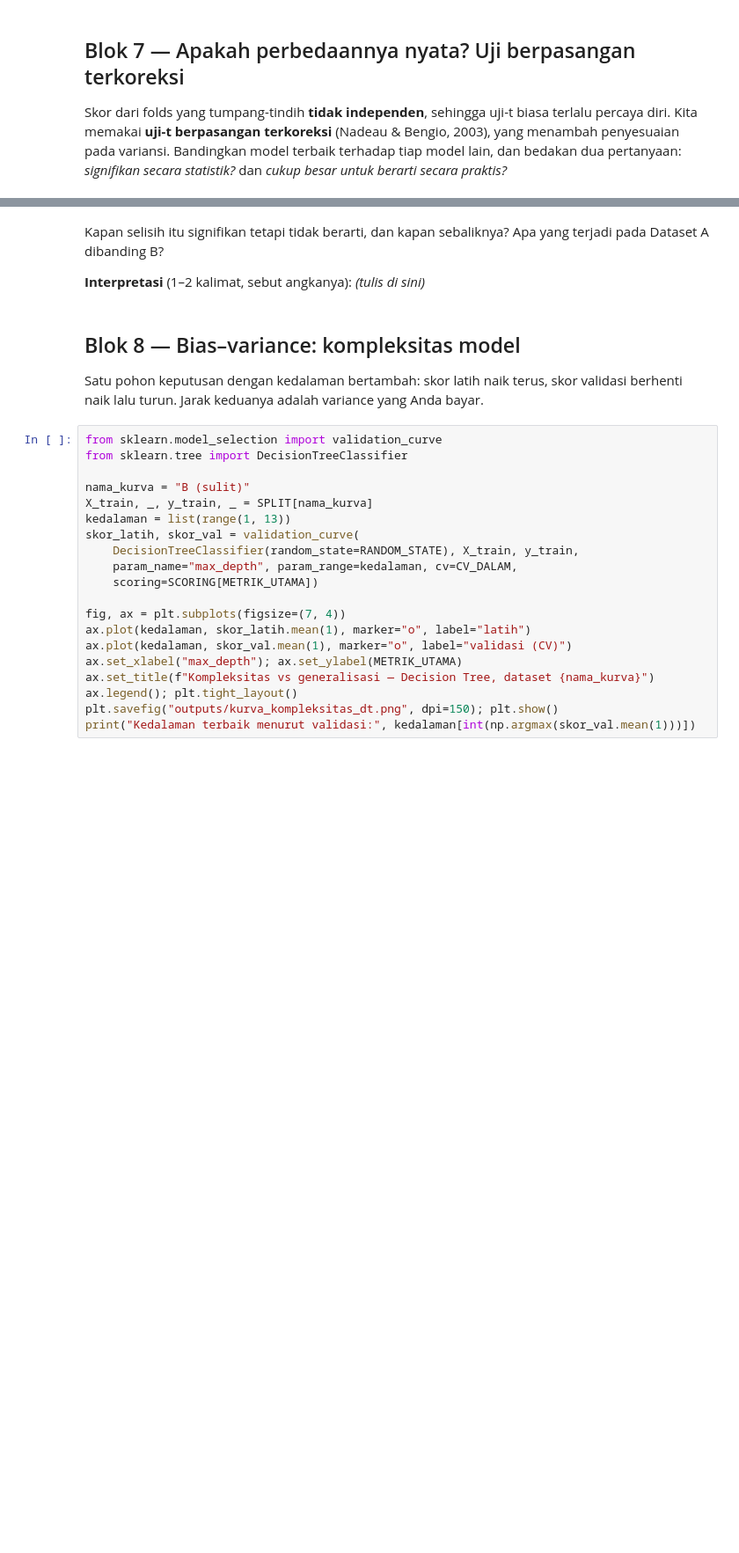
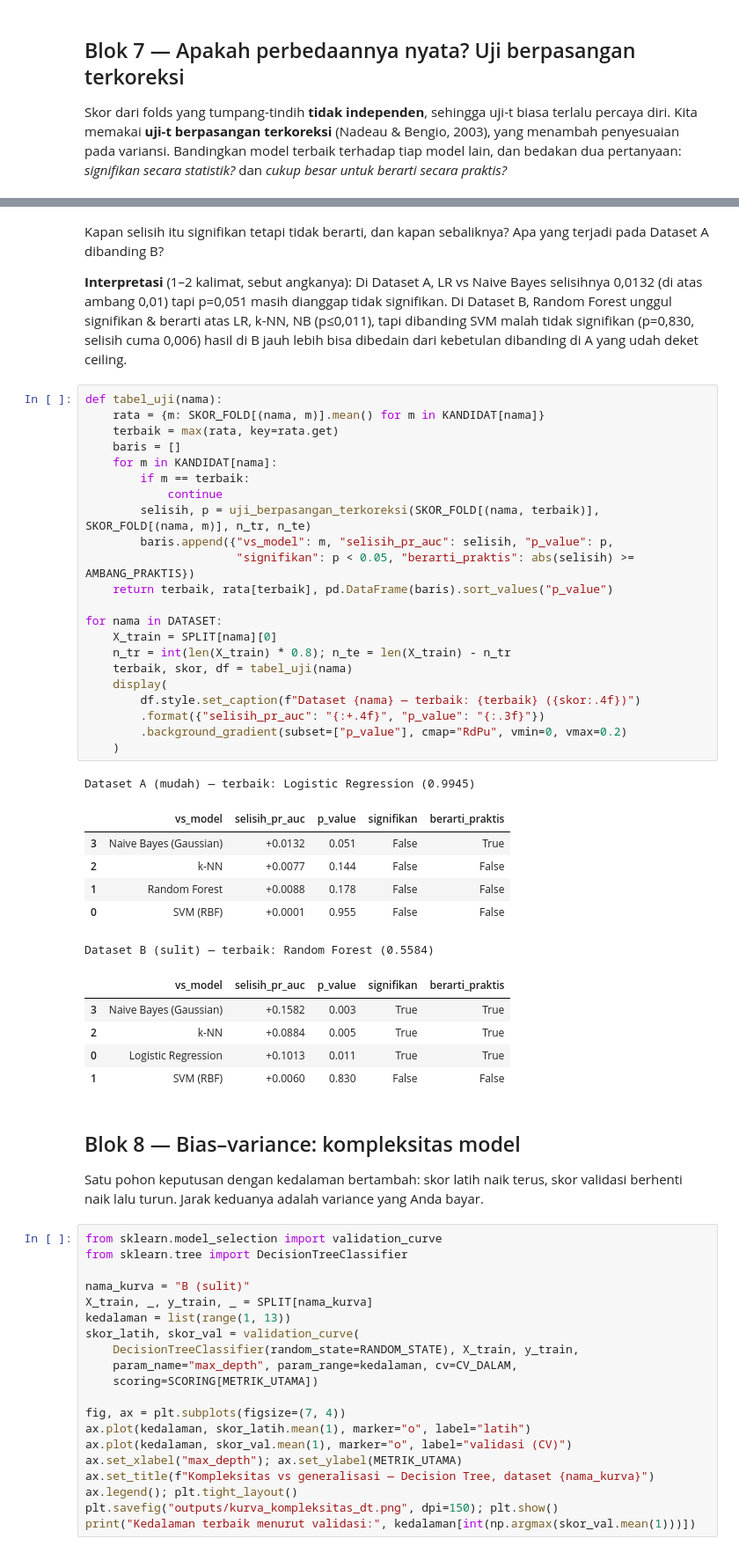
Before and after one commit to alishaanggranidi/Analysis-Bike-Rental, a Jupyter notebook: notebooks/praktikum02_baseline.ipynb, the cells around one changed output, grey strips where cells are left out. Shown at 88% size. Saved outputs shown, nothing was run; the diff lists cells and outputs as text; blank space fills up the shorter version.

```diff
--- a/notebooks/praktikum02_baseline.ipynb
+++ b/notebooks/praktikum02_baseline.ipynb
@@ -406,7 +500,42 @@ for nama in DATASET:
 # %% [markdown]
 Kapan selisih itu signifikan tetapi tidak berarti, dan kapan sebaliknya? Apa yang terjadi pada Dataset A dibanding B?
 
-**Interpretasi** (1–2 kalimat, sebut angkanya): _(tulis di sini)_
+**Interpretasi** (1–2 kalimat, sebut angkanya): Di Dataset A, LR vs Naive Bayes selisihnya 0,0132 (di atas ambang 0,01) tapi p=0,051 masih dianggap tidak signifikan. Di Dataset B, Random Forest unggul signifikan & berarti atas LR, k-NN, NB (p≤0,011), tapi dibanding SVM malah tidak signifikan (p=0,830, selisih cuma 0,006) hasil di B jauh lebih bisa dibedain dari kebetulan dibanding di A yang udah deket ceiling.
+# %%
+def tabel_uji(nama):
+    rata = {m: SKOR_FOLD[(nama, m)].mean() for m in KANDIDAT[nama]}
+    terbaik = max(rata, key=rata.get)
+    baris = []
+    for m in KANDIDAT[nama]:
+        if m == terbaik:
+            continue
+        selisih, p = uji_berpasangan_terkoreksi(SKOR_FOLD[(nama, terbaik)], SKOR_FOLD[(nama, m)], n_tr, n_te)
+        baris.append({"vs_model": m, "selisih_pr_auc": selisih, "p_value": p,
+                      "signifikan": p < 0.05, "berarti_praktis": abs(selisih) >= AMBANG_PRAKTIS})
+    return terbaik, rata[terbaik], pd.DataFrame(baris).sort_values("p_value")
+
+for nama in DATASET:
+    X_train = SPLIT[nama][0]
+    n_tr = int(len(X_train) * 0.8); n_te = len(X_train) - n_tr
+    terbaik, skor, df = tabel_uji(nama)
+    display(
+        df.style.set_caption(f"Dataset {nama} — terbaik: {terbaik} ({skor:.4f})")
+        .format({"selisih_pr_auc": "{:+.4f}", "p_value": "{:.3f}"})
+        .background_gradient(subset=["p_value"], cmap="RdPu", vmin=0, vmax=0.2)
+    )
+# %% [output]
+Dataset A (mudah) — terbaik: Logistic Regression (0.9945)
+|  | vs_model | selisih_pr_auc | p_value | signifikan | berarti_praktis |
+| 3 | Naive Bayes (Gaussian) | +0.0132 | 0.051 | False | True |
+| 2 | k-NN | +0.0077 | 0.144 | False | False |
+| 1 | Random Forest | +0.0088 | 0.178 | False | False |
+| 0 | SVM (RBF) | +0.0001 | 0.955 | False | False |
+Dataset B (sulit) — terbaik: Random Forest (0.5584)
+|  | vs_model | selisih_pr_auc | p_value | signifikan | berarti_praktis |
+| 3 | Naive Bayes (Gaussian) | +0.1582 | 0.003 | True | True |
+| 2 | k-NN | +0.0884 | 0.005 | True | True |
+| 0 | Logistic Regression | +0.1013 | 0.011 | True | True |
+| 1 | SVM (RBF) | +0.0060 | 0.830 | False | False |
 # %% [markdown]
 ## Blok 8 — Bias–variance: kompleksitas model
 
```
Also changed, not shown: parts of 13 cells of this notebook.
